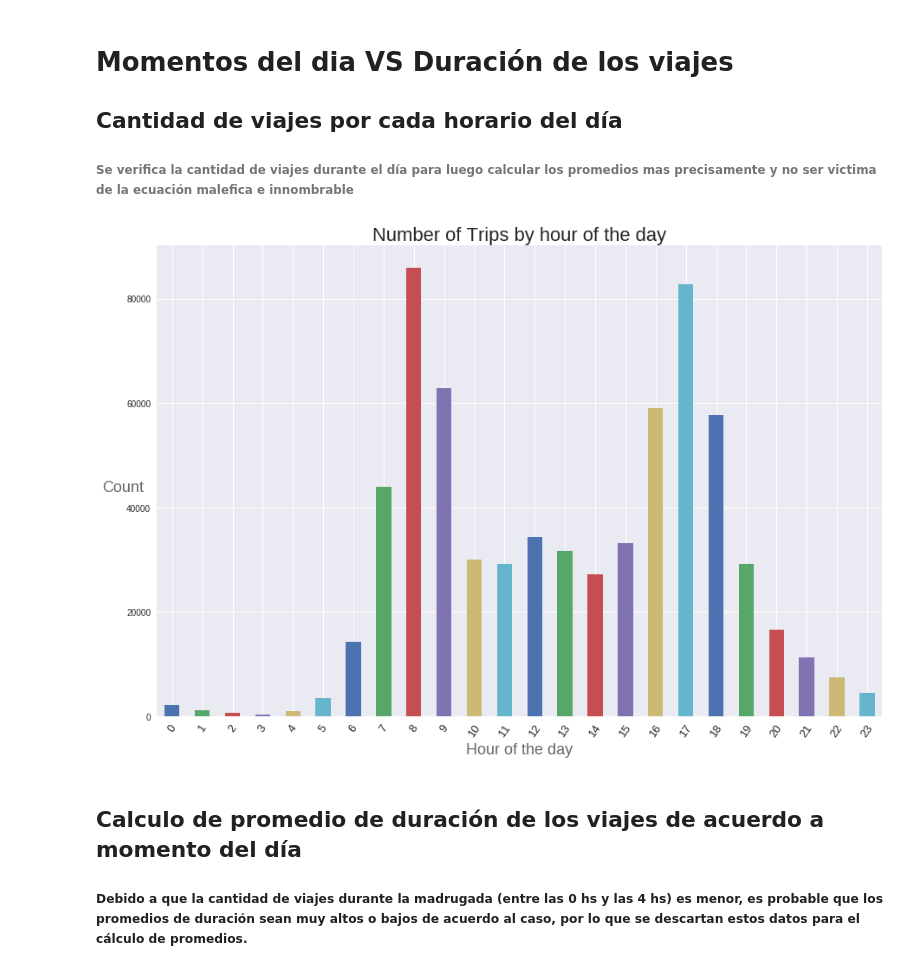
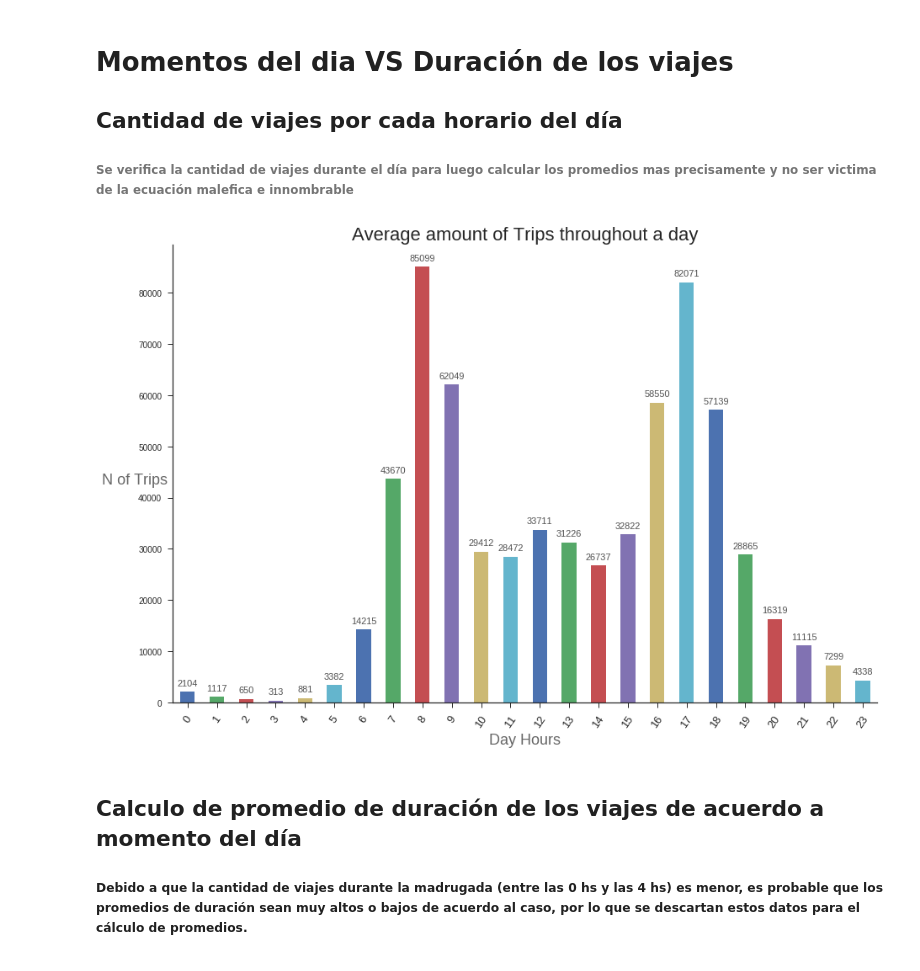
Before and after one commit to fpenovi/SFbikeTravelDuration, a Jupyter notebook: notebooks/03 - TripsDuration_VS_ TimeOfTheDay.ipynb, the cells around one changed output. Drawn from its saved outputs; the diff is of its cells as text; code cells hidden in the pictures.

```diff
--- a/notebooks/03 - TripsDuration_VS_ TimeOfTheDay.ipynb
+++ b/notebooks/03 - TripsDuration_VS_ TimeOfTheDay.ipynb
@@ -10,22 +10,33 @@
 from root import *
 import numpy as np
 # %%
-dfTripReduced2 = dfTrip
-dfTripReduced2['hour'] = dfTripReduced2.apply(lambda x: x.start_date.hour, axis=1)
-dfTripReduced2 = dfTripReduced2.sort_values(by=['hour']).groupby(by=['hour']).agg('count').reset_index()[['hour', 'duration']]
-dfTripReduced2 = dfTripReduced2[['hour', 'duration']].rename(columns={'duration': 'count'})
+dfTripReduced = dfTrip[['start_date', 'duration']].sort_values(by=['start_date'])
 
-ax = dfTripReduced2.plot(kind='bar', x='hour', y='count', color=sns.color_palette(), legend=False)
+# --------------------------------------------------------------------------------------------------
+# RECORTO LOS VIAJES MENORES A 2 MINUTOS Y MAYORES A 6 HORAS
+dfTripReduced = dfTripReduced[(2*60 <= dfTripReduced.duration) & (dfTripReduced.duration <= 6*3600)]
+# --------------------------------------------------------------------------------------------------
+
+
+dfTripReduced['hour'] = dfTripReduced.apply(lambda row: row.start_date.hour, axis=1)
+
+sns.set_style("ticks")
+
+ax = dfTripReduced[['hour', 'duration']].groupby(by=['hour'])\
+                    .agg(['mean', 'count'])['duration']\
+                    .rename(columns={'mean': 'avg_duration', 'count':'trips'})\
+                    .plot(kind='bar', y='trips', color=sns.color_palette(), legend=False)
+
 ax.figure.set_size_inches(15, 10)
-
+ax.set_title('Average amount of Trips throughout a day', size=22)
+ax.set_xlabel('Day Hours', size=18, alpha=0.7)
+ax.set_ylabel('N of Trips', size=18, rotation='horizontal', position=(0, 0.47), alpha=0.7)
+plt.xticks(rotation=55, size=13)
+autolabel(ax, 11, 0.8)
 sns.despine()
-ax.set_title('Number of Trips by hour of the day', size=22)
-ax.set_xlabel('Hour of the day', size=18, alpha=0.7)
-ax.set_ylabel('Count', size=18, rotation='horizontal', position=(0, 0.47), alpha=0.7)
-plt.xticks(rotation=55, size=13)
 plt.show()
 # %% [output]
-[figure, old version]
+[figure, new version]
 # %% [markdown]
 ## Calculo de promedio de duración de los viajes de acuerdo a momento del día
 
```
Also changed, not shown: parts of 6 cells of this notebook, 1 other file.
